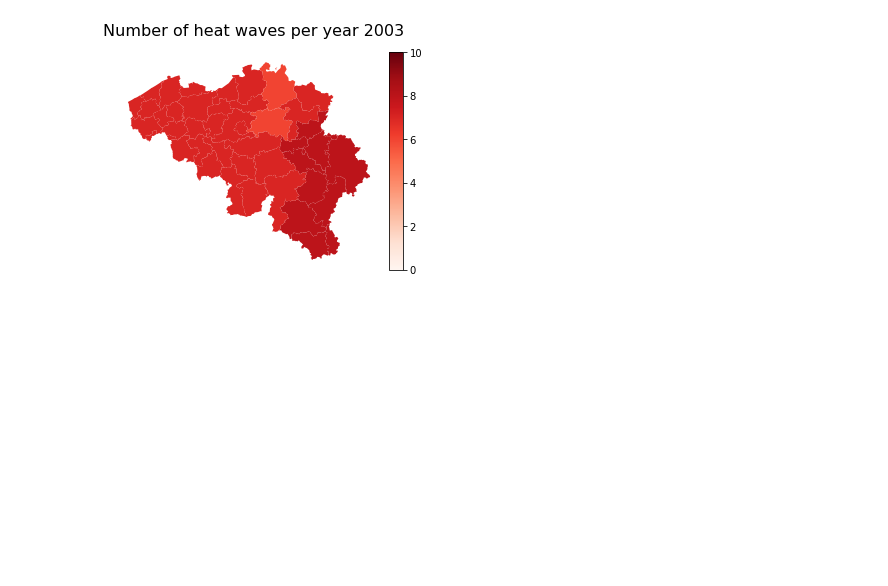
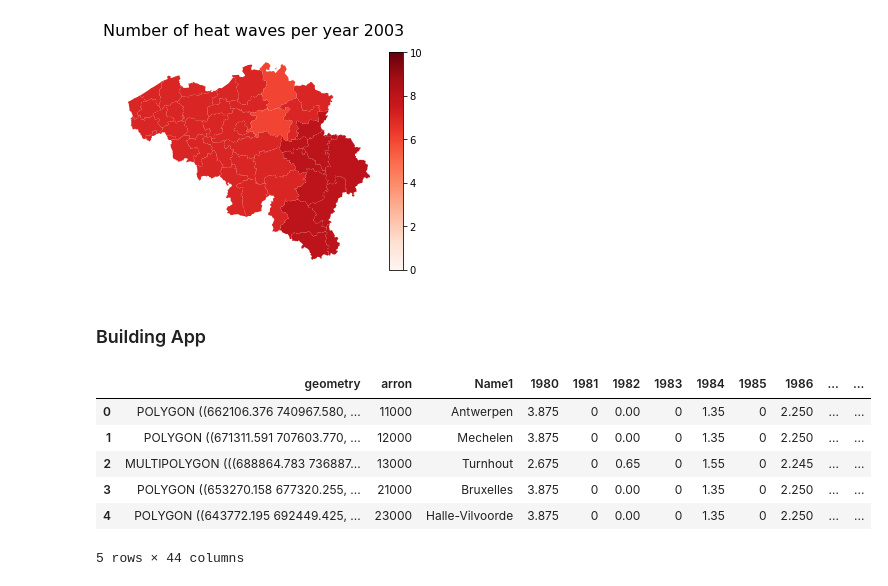
Before and after one commit to mariobecerra/mda_project, a Jupyter notebook: code/05_Maps_trends_heatwaves (1).ipynb, the cells around one changed output. Cells and saved outputs as stored; diff of their text form; code cells hidden in the pictures; blank space fills up the shorter version.

```diff
--- a/code/05_Maps_trends_heatwaves (1).ipynb
+++ b/code/05_Maps_trends_heatwaves (1).ipynb
@@ -137,3 +137,5 @@ Belgium_shapes_merge_eda.plot(column='2003', cmap='Reds', ax=ax, legend=True, ca
 # %% [output]
 <AxesSubplot:>
 [figure]
+# %% [markdown]
+### Building App
@@ -139,0 +155,11 @@ Belgium_shapes_merge_eda.plot(column='2003', cmap='Reds', ax=ax, legend=True, ca
+# %%
+Belgium_shapes_intens = Belgium_shapes.merge(heat_intens, on='arron', suffixes=('', '_drop'))
+Belgium_shapes_intens.head()
+# %% [output]
+|  | geometry | arron | Name1 | 1980 | 1981 | 1982 | 1983 | 1984 | 1985 | 1986 | ... | ... |
+| 0 | POLYGON ((662106.376 740967.580, ... | 11000 | Antwerpen | 3.875 | 0 | 0.00 | 0 | 1.35 | 0 | 2.250 | ... | ... |
+| 1 | POLYGON ((671311.591 707603.770, ... | 12000 | Mechelen | 3.875 | 0 | 0.00 | 0 | 1.35 | 0 | 2.250 | ... | ... |
+| 2 | MULTIPOLYGON (((688864.783 736887... | 13000 | Turnhout | 2.675 | 0 | 0.65 | 0 | 1.55 | 0 | 2.245 | ... | ... |
+| 3 | POLYGON ((653270.158 677320.255, ... | 21000 | Bruxelles | 3.875 | 0 | 0.00 | 0 | 1.35 | 0 | 2.250 | ... | ... |
+| 4 | POLYGON ((643772.195 692449.425, ... | 23000 | Halle-Vilvoorde | 3.875 | 0 | 0.00 | 0 | 1.35 | 0 | 2.250 | ... | ... |
+5 rows × 44 columns
```
Also changed, not shown: parts of 8 cells of this notebook, 2 other files.
